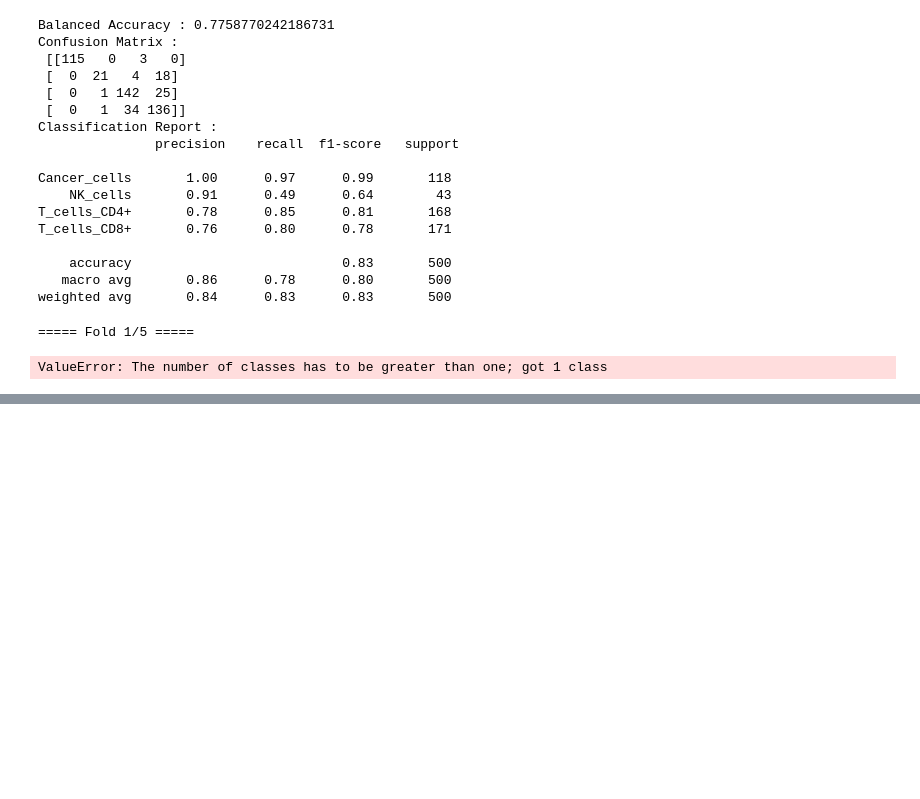
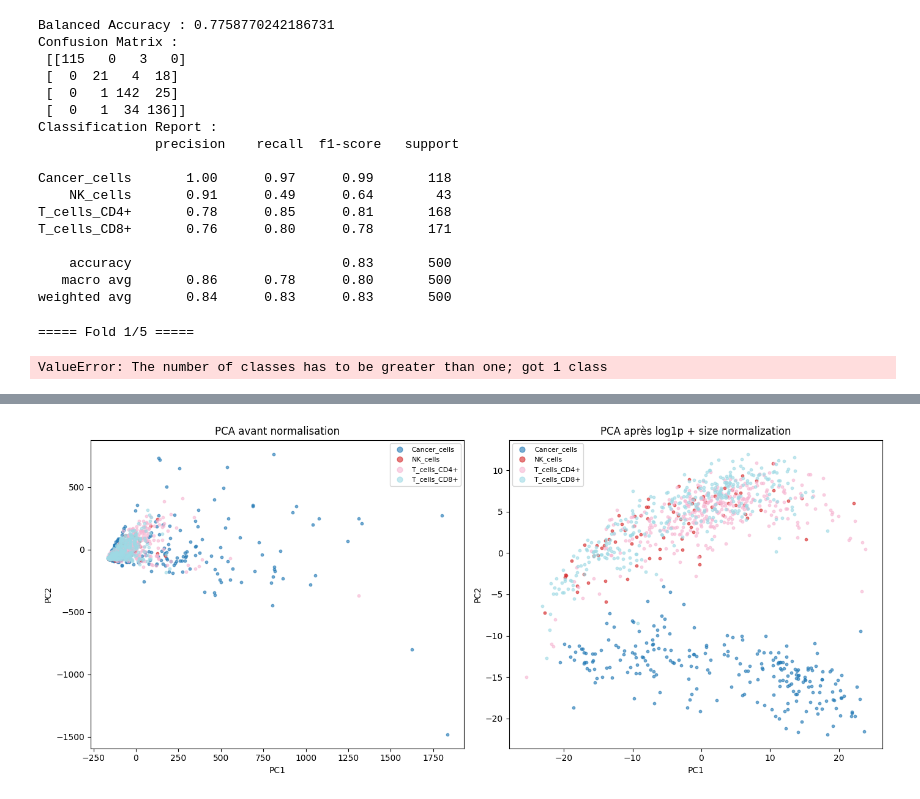
Before and after one commit to DataCampDS/scmark-classification-team_avengers, a Jupyter notebook: Sarah/sc-Marrk-1.ipynb, the cells around one changed output, grey strips where cells are left out. Cells and saved outputs as stored; diff of their text form; code cells hidden in the pictures; blank space fills up the shorter version.

```diff
--- a/Sarah/sc-Marrk-1.ipynb
+++ b/Sarah/sc-Marrk-1.ipynb
@@ -2062,0 +4019,71 @@ ValueError: The number of classes has to be greater than one; got 1 class
+# %%
+import numpy as np
+import matplotlib.pyplot as plt
+from sklearn.decomposition import PCA
+import pandas as pd
+
+# -----------------------------
+# 1️⃣ Données
+# -----------------------------
+X_dense = X_train.toarray()
+
+# Supposons que y_train contient les types cellulaires
+y = np.array(y_train)  # vecteur de labels
+
+# Créer un dictionnaire pour couleurs différentes pour chaque type
+cell_types = np.unique(y)
+colors = plt.cm.tab20(np.linspace(0, 1, len(cell_types)))
+color_dict = {ctype: colors[i] for i, ctype in enumerate(cell_types)}
+point_colors = np.array([color_dict[ctype] for ctype in y])
+
+# -----------------------------
+# 2️⃣ Log-normalisation
+# -----------------------------
+scale_factor = 1e4
+cell_sums = X_dense.sum(axis=1, keepdims=True)
+X_norm = X_dense / cell_sums * scale_factor
+
+# 3️⃣ Log1p transformation
+X_log = np.log1p(X_norm)
+#X_log = np.log1p(X_dense)
+
+
+# -----------------------------
+# 3️⃣ PCA
+# -----------------------------
+pca = PCA(n_components=2)
+
+X_pca_before = pca.fit_transform(X_dense)
+X_pca_after = pca.fit_transform(X_log)
+
+# -----------------------------
+# 4️⃣ Visualisation
+# -----------------------------
+plt.figure(figsize=(14,6))
+
+# PCA avant log-normalisation
+plt.subplot(1,2,1)
+for ctype in cell_types:
+    mask = y == ctype
+    plt.scatter(X_pca_before[mask,0], X_pca_before[mask,1],
+                s=10, alpha=0.6, color=color_dict[ctype], label=ctype)
+plt.title("PCA avant normalisation")
+plt.xlabel("PC1")
+plt.ylabel("PC2")
+plt.legend(markerscale=2, fontsize=8)
+
+# PCA après log-normalisation
+plt.subplot(1,2,2)
+for ctype in cell_types:
+    mask = y == ctype
+    plt.scatter(X_pca_after[mask,0], X_pca_after[mask,1],
+                s=10, alpha=0.6, color=color_dict[ctype], label=ctype)
+plt.title("PCA après log1p + size normalization")
+plt.xlabel("PC1")
+plt.ylabel("PC2")
+plt.legend(markerscale=2, fontsize=8)
+
+plt.tight_layout()
+plt.show()
+# %% [output]
+[figure, added]
```
Also changed, not shown: parts of 35 cells of this notebook, 1 other file.
